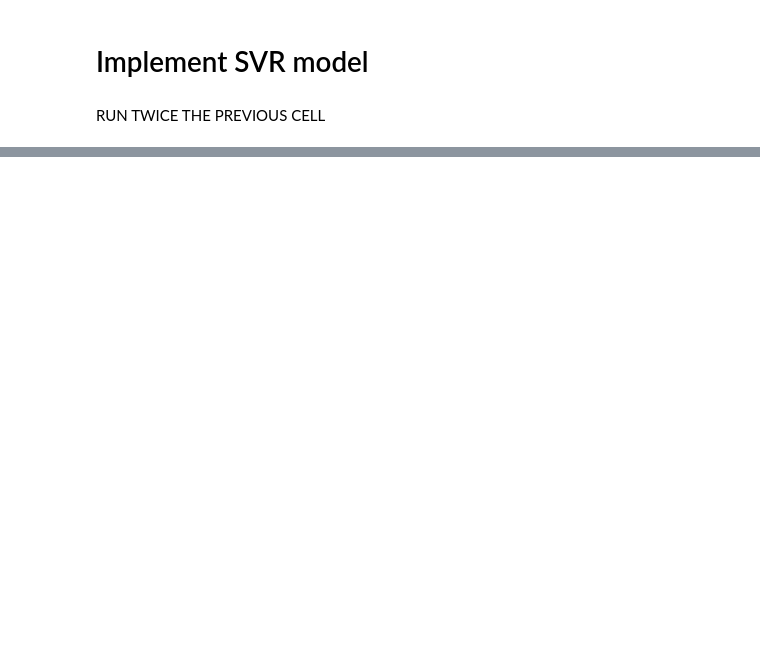
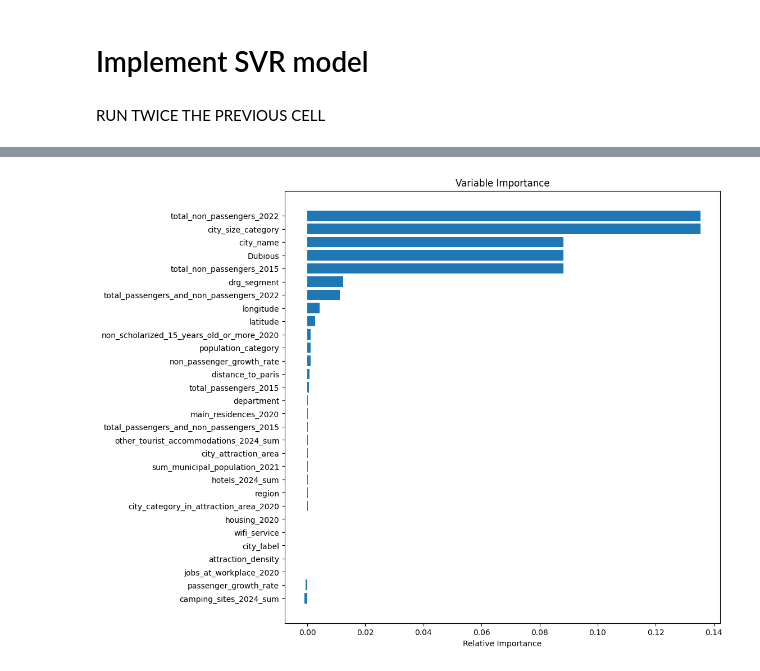
Before and after one commit to pierre-jezegou/fib-ml-project, a Jupyter notebook: svm.ipynb, the cells around one changed output, grey strips where cells are left out. Cells and saved outputs as stored; diff of their text form; code cells hidden in the pictures; blank space fills up the shorter version.

Commit message:
Add feature importance

```diff
--- a/svm.ipynb
+++ b/svm.ipynb
@@ -164,14 +211,16 @@ sns.scatterplot(x=y_test_inv.reshape(-1), y=y_pred_inv.reshape(-1))
 # %%
 from sklearn.inspection import permutation_importance
 
-perm_importance = permutation_importance(svm, X_test, y_test, n_repeats=30, random_state=42)
+perm_importance = permutation_importance(best_svr, X_test, y_test, n_repeats=30, random_state=42)
 feature_importance = perm_importance.importances_mean
 sorted_idx = np.argsort(feature_importance)
 
 pos = np.arange(sorted_idx.shape[0]) + .5
 plt.figure(figsize=(10,10))
 plt.barh(pos, feature_importance[sorted_idx], align='center')
 plt.yticks(pos, X.columns[sorted_idx])
 plt.xlabel('Relative Importance')
 plt.title('Variable Importance')
 plt.show()
+# %% [output]
+[figure, added]
```
Also changed, not shown: parts of 5 cells of this notebook.
